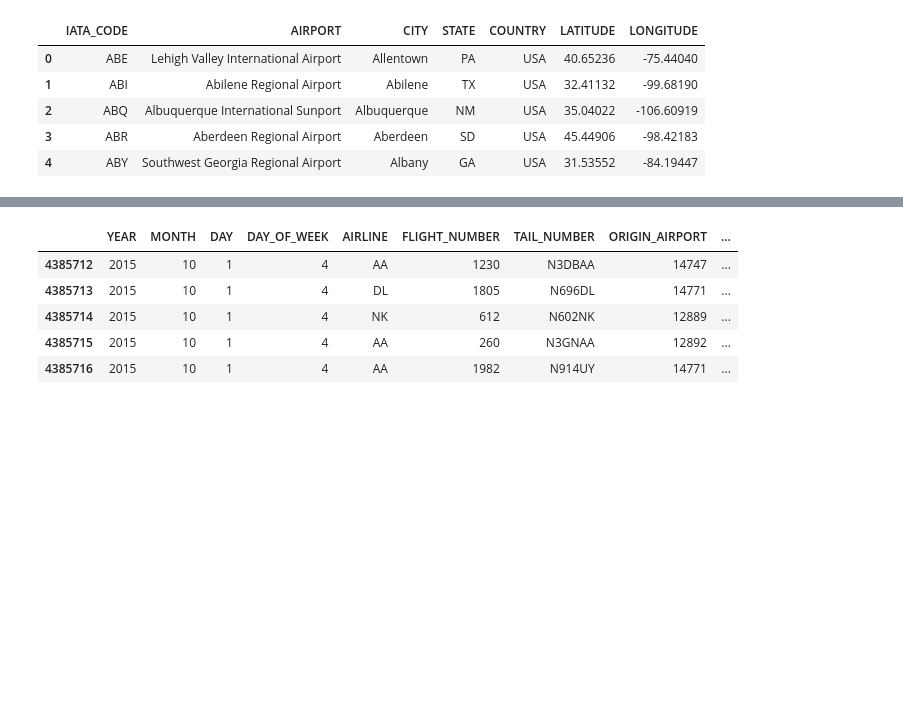
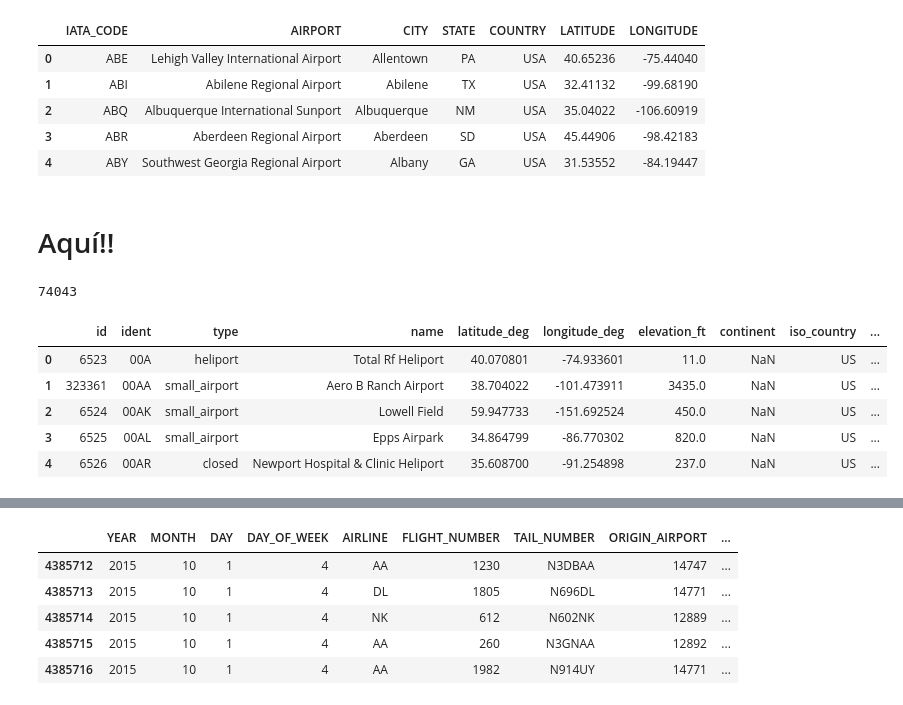
Before and after one commit to inesgfortis/Aircraft_Delays_Analysis, a Jupyter notebook: Pruebas Procesado.ipynb, the cells around one changed output, grey strips where cells are left out. Saved outputs shown, nothing was run; the diff lists cells and outputs as text; code cells hidden in the pictures; blank space fills up the shorter version.

```diff
--- a/Pruebas Procesado.ipynb
+++ b/Pruebas Procesado.ipynb
@@ -32,3 +32,19 @@ airports_df.head()
 | 2 | ABQ | Albuquerque International Sunport | Albuquerque | NM | USA | 35.04022 | -106.60919 |
 | 3 | ABR | Aberdeen Regional Airport | Aberdeen | SD | USA | 45.44906 | -98.42183 |
 | 4 | ABY | Southwest Georgia Regional Airport | Albany | GA | USA | 31.53552 | -84.19447 |
+# %% [markdown]
+# Aquí!!
+# %%
+airports_fixed = pd.read_csv("airports_fixed.csv")
+airports_fixed = airports_fixed[["id","iata_code","name","municipality","iso_region","iso_country","latitude_deg","longitude_deg"]]
+airports_fixed.columns = ['ID','IATA_CODE','AIRPORT','CITY','STATE','COUNTRY','LATITUDE','LONGITUDE']
+print(len(airports_fixed))
+airports_fixed.head()
+# %% [output]
+74043
+|  | id | ident | type | name | latitude_deg | longitude_deg | elevation_ft | continent | iso_country | ... |
+| 0 | 6523 | 00A | heliport | Total Rf Heliport | 40.070801 | -74.933601 | 11.0 | NaN | US | ... |
+| 1 | 323361 | 00AA | small_airport | Aero B Ranch Airport | 38.704022 | -101.473911 | 3435.0 | NaN | US | ... |
+| 2 | 6524 | 00AK | small_airport | Lowell Field | 59.947733 | -151.692524 | 450.0 | NaN | US | ... |
+| 3 | 6525 | 00AL | small_airport | Epps Airpark | 34.864799 | -86.770302 | 820.0 | NaN | US | ... |
+| 4 | 6526 | 00AR | closed | Newport Hospital & Clinic Heliport | 35.608700 | -91.254898 | 237.0 | NaN | US | ... |
```
Also changed, not shown: parts of 11 cells of this notebook, 5 other files.
